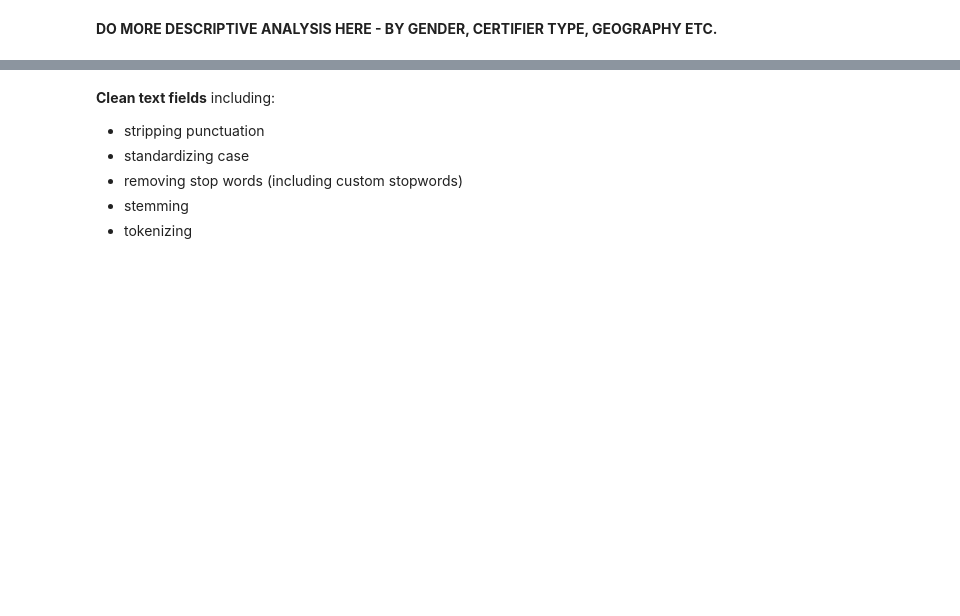
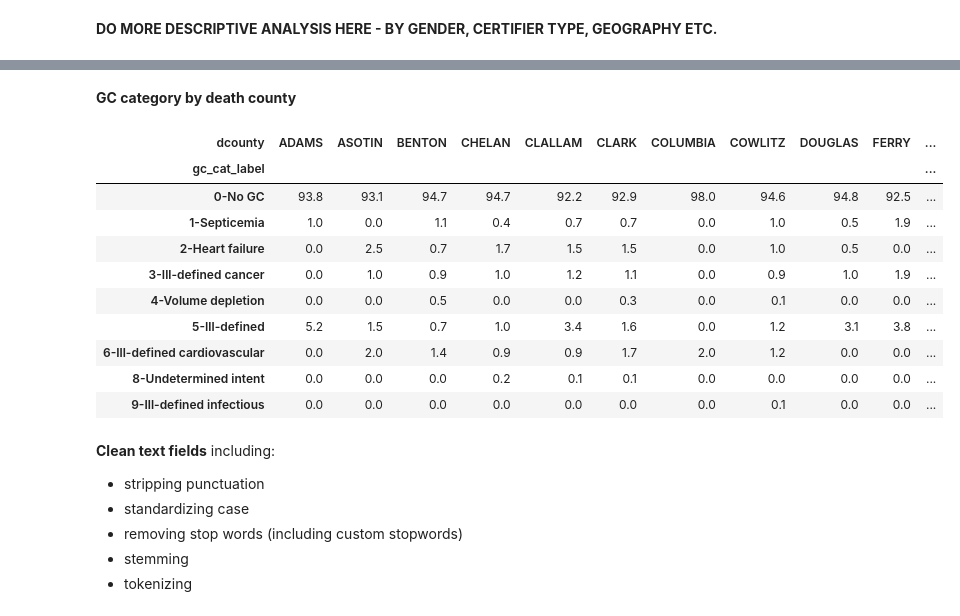
Before and after one commit to mbg9700/Springboard_DSCareer, a Jupyter notebook: prep_data.ipynb, the cells around one changed output, grey strips where cells are left out. Saved outputs shown, nothing was run; the diff lists cells and outputs as text; code cells hidden in the pictures; blank space fills up the shorter version.

```diff
--- a/prep_data.ipynb
+++ b/prep_data.ipynb
@@ -271,5 +271,15 @@ gcdict_rev = {v: k for k in gcdict for v in gcdict[k]}
 #for key in gcdict:
 #    for value in gcdict[key]:
 #        gcdict_rev[value] = key
+# %%
+gc_label_dict = {1 : '1-Septicemia',
+                 2 : '2-Heart failure',
+                 3 : '3-Ill-defined cancer',
+                 4 : '4-Volume depletion',
+                 5 : '5-Ill-defined',
+                 6 : '6-Ill-defined cardiovascular',
+                 7 : '7-Ill-defined injury',
+                 8 : '8-Undetermined intent',
+                 9 : '9-Ill-defined infectious'}
 # %%
 d19s['gc_cat'] = d19s['UCOD'].map(gcdict_rev).fillna(0).astype(int)
@@ -293 +369,17 @@ Ill-defined cardiovascular conditions, other ill-defined conditions, and heart f
+# %% [markdown]
+**GC category by death county**
+# %%
+pd.crosstab(d19s['gc_cat_label'], d19s['dcounty'], normalize='columns').round(3)*100
+# %% [output]
+| dcounty | ADAMS | ASOTIN | BENTON | CHELAN | CLALLAM | CLARK | COLUMBIA | COWLITZ | DOUGLAS | FERRY | ... |
+| gc_cat_label |  |  |  |  |  |  |  |  |  |  | ... |
+| 0-No GC | 93.8 | 93.1 | 94.7 | 94.7 | 92.2 | 92.9 | 98.0 | 94.6 | 94.8 | 92.5 | ... |
+| 1-Septicemia | 1.0 | 0.0 | 1.1 | 0.4 | 0.7 | 0.7 | 0.0 | 1.0 | 0.5 | 1.9 | ... |
+| 2-Heart failure | 0.0 | 2.5 | 0.7 | 1.7 | 1.5 | 1.5 | 0.0 | 1.0 | 0.5 | 0.0 | ... |
+| 3-Ill-defined cancer | 0.0 | 1.0 | 0.9 | 1.0 | 1.2 | 1.1 | 0.0 | 0.9 | 1.0 | 1.9 | ... |
+| 4-Volume depletion | 0.0 | 0.0 | 0.5 | 0.0 | 0.0 | 0.3 | 0.0 | 0.1 | 0.0 | 0.0 | ... |
+| 5-Ill-defined | 5.2 | 1.5 | 0.7 | 1.0 | 3.4 | 1.6 | 0.0 | 1.2 | 3.1 | 3.8 | ... |
+| 6-Ill-defined cardiovascular | 0.0 | 2.0 | 1.4 | 0.9 | 0.9 | 1.7 | 2.0 | 1.2 | 0.0 | 0.0 | ... |
+| 8-Undetermined intent | 0.0 | 0.0 | 0.0 | 0.2 | 0.1 | 0.1 | 0.0 | 0.0 | 0.0 | 0.0 | ... |
+| 9-Ill-defined infectious | 0.0 | 0.0 | 0.0 | 0.0 | 0.0 | 0.0 | 0.0 | 0.1 | 0.0 | 0.0 | ... |
 # %%
```
Also changed, not shown: parts of 39 cells of this notebook.
